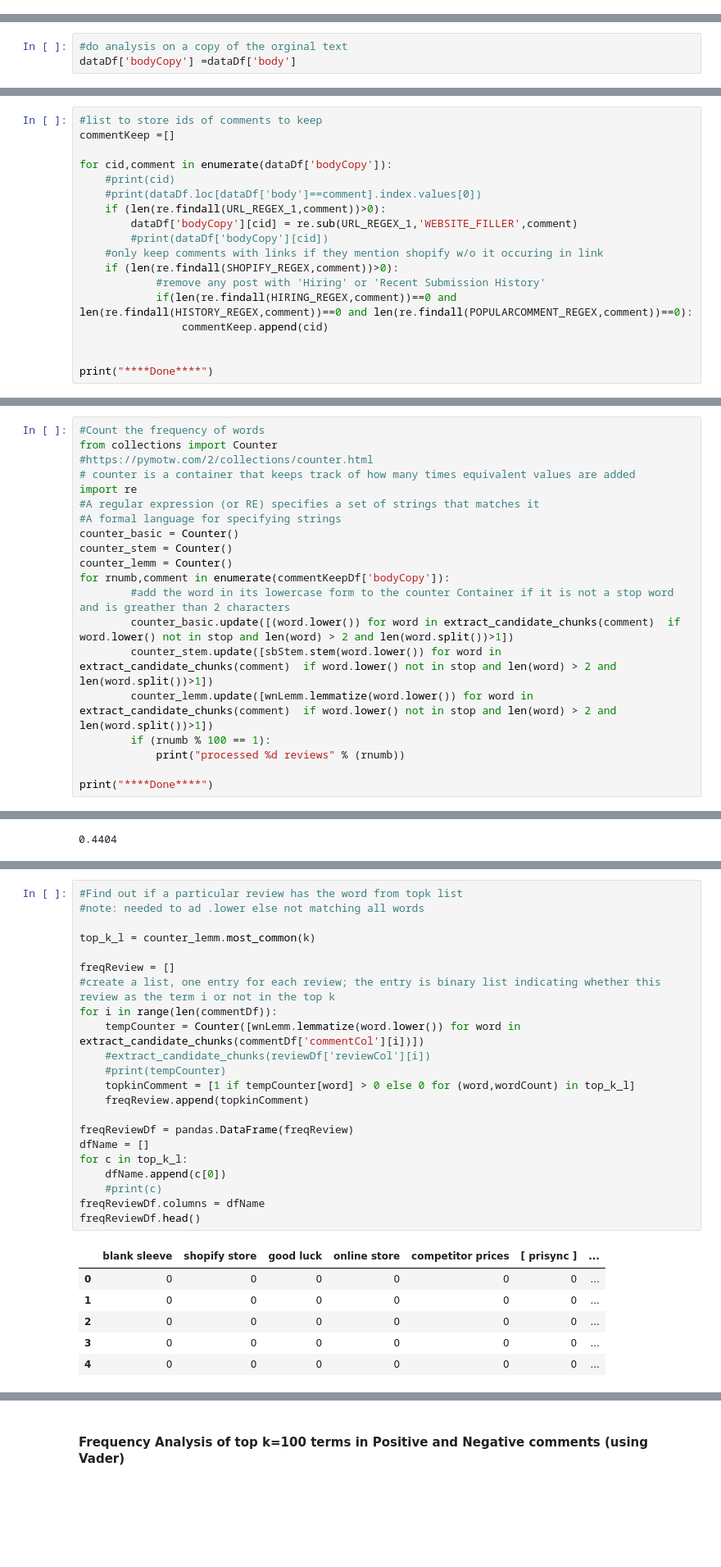
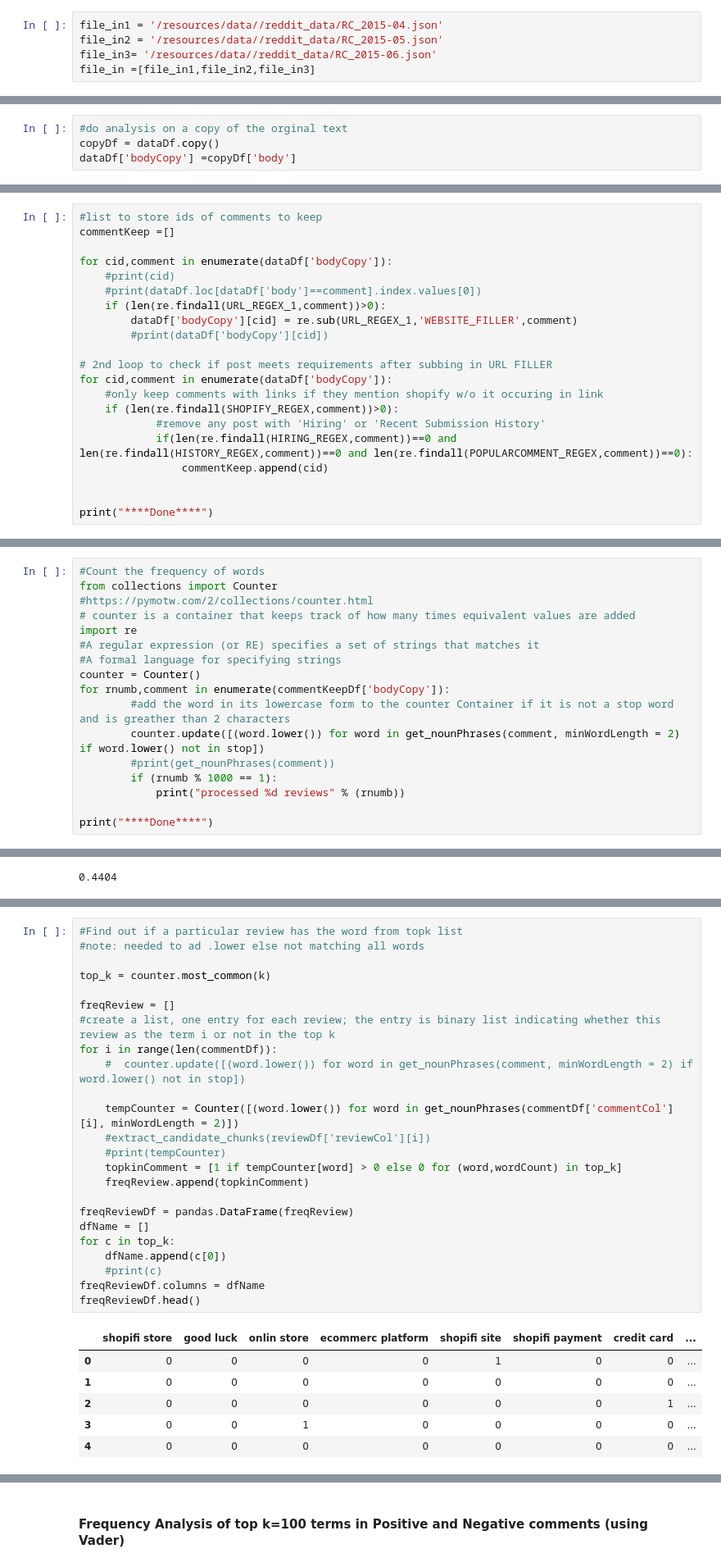
Before and after one commit to ShopifyCapstone/SocialMediaAnalyzer, a Jupyter notebook: Rizk_Jason_Text_Analysis.ipynb, the cells around one changed output, grey strips where cells are left out. Shown: that part at 82% size. Cells and saved outputs as stored; diff of their text form; blank space fills up the shorter version.

```diff
--- a/Rizk_Jason_Text_Analysis.ipynb
+++ b/Rizk_Jason_Text_Analysis.ipynb
@@ -79 +144,6 @@ file_in = '/resources/data/shopify_lower.json'
+# %%
+file_in1 = '/resources/data//reddit_data/RC_2015-04.json'
+file_in2 = '/resources/data//reddit_data/RC_2015-05.json'
+file_in3= '/resources/data//reddit_data/RC_2015-06.json'
+file_in =[file_in1,file_in2,file_in3]
 # %%
@@ -110,3 +185,4 @@ dataDf.shape
 # %%
 #do analysis on a copy of the orginal text
-dataDf['bodyCopy'] =dataDf['body']
+copyDf = dataDf.copy()
+dataDf['bodyCopy'] =copyDf['body']
@@ -129,6 +207,9 @@ for cid,comment in enumerate(dataDf['bodyCopy']):
     if (len(re.findall(URL_REGEX_1,comment))>0):
         dataDf['bodyCopy'][cid] = re.sub(URL_REGEX_1,'WEBSITE_FILLER',comment)
         #print(dataDf['bodyCopy'][cid])
+
+# 2nd loop to check if post meets requirements after subbing in URL FILLER
+for cid,comment in enumerate(dataDf['bodyCopy']):
     #only keep comments with links if they mention shopify w/o it occuring in link
     if (len(re.findall(SHOPIFY_REGEX,comment))>0):
             #remove any post with 'Hiring' or 'Recent Submission History'
@@ -189,15 +273,12 @@ from collections import Counter
 import re
 #A regular expression (or RE) specifies a set of strings that matches it
 #A formal language for specifying strings
-counter_basic = Counter()
-counter_stem = Counter()
-counter_lemm = Counter()
+counter = Counter()
 for rnumb,comment in enumerate(commentKeepDf['bodyCopy']):
         #add the word in its lowercase form to the counter Container if it is not a stop word and is greather than 2 characters
-        counter_basic.update([(word.lower()) for word in extract_candidate_chunks(comment)  if word.lower() not in stop and len(word) > 2 and len(word.split())>1])
-        counter_stem.update([sbStem.stem(word.lower()) for word in extract_candidate_chunks(comment)  if word.lower() not in stop and len(word) > 2 and len(word.split())>1])
-        counter_lemm.update([wnLemm.lemmatize(word.lower()) for word in extract_candidate_chunks(comment)  if word.lower() not in stop and len(word) > 2 and len(word.split())>1])
-        if (rnumb % 100 == 1):
+        counter.update([(word.lower()) for word in get_nounPhrases(comment, minWordLength = 2) if word.lower() not in stop])
+        #print(get_nounPhrases(comment))
+        if (rnumb % 1000 == 1):
             print("processed %d reviews" % (rnumb))
 
 print("****Done****")
@@ -367,32 +414,34 @@ Number of Positive Comments based on textBlob:  350
 # %%
 #Find out if a particular review has the word from topk list
 #note: needed to ad .lower else not matching all words
 
-top_k_l = counter_lemm.most_common(k)
+top_k = counter.most_common(k)
 
 freqReview = []
 #create a list, one entry for each review; the entry is binary list indicating whether this review as the term i or not in the top k
 for i in range(len(commentDf)):
-    tempCounter = Counter([wnLemm.lemmatize(word.lower()) for word in extract_candidate_chunks(commentDf['commentCol'][i])])
+    #  counter.update([(word.lower()) for word in get_nounPhrases(comment, minWordLength = 2) if word.lower() not in stop])
+
+    tempCounter = Counter([(word.lower()) for word in get_nounPhrases(commentDf['commentCol'][i], minWordLength = 2)])
     #extract_candidate_chunks(reviewDf['reviewCol'][i])
     #print(tempCounter)
-    topkinComment = [1 if tempCounter[word] > 0 else 0 for (word,wordCount) in top_k_l]
+    topkinComment = [1 if tempCounter[word] > 0 else 0 for (word,wordCount) in top_k]
     freqReview.append(topkinComment)
 
 freqReviewDf = pandas.DataFrame(freqReview)
 dfName = []
-for c in top_k_l:
+for c in top_k:
     dfName.append(c[0])
     #print(c)
 freqReviewDf.columns = dfName
 freqReviewDf.head()
 # %% [output]
-|  | blank sleeve | shopify store | good luck | online store | competitor prices | [ prisync ] | ... |
-| 0 | 0 | 0 | 0 | 0 | 0 | 0 | ... |
-| 1 | 0 | 0 | 0 | 0 | 0 | 0 | ... |
-| 2 | 0 | 0 | 0 | 0 | 0 | 0 | ... |
-| 3 | 0 | 0 | 0 | 0 | 0 | 0 | ... |
-| 4 | 0 | 0 | 0 | 0 | 0 | 0 | ... |
+|  | shopifi store | good luck | onlin store | ecommerc platform | shopifi site | shopifi payment | credit card | ... |
+| 0 | 0 | 0 | 0 | 0 | 1 | 0 | 0 | ... |
+| 1 | 0 | 0 | 0 | 0 | 0 | 0 | 0 | ... |
+| 2 | 0 | 0 | 0 | 0 | 0 | 0 | 1 | ... |
+| 3 | 0 | 0 | 1 | 0 | 0 | 0 | 0 | ... |
+| 4 | 0 | 0 | 0 | 0 | 0 | 0 | 0 | ... |
 5 rows × 100 columns
 # %%
 finalcommentDf = commentDf.join(freqReviewDf)
```
Also changed, not shown: parts of 47 cells of this notebook.
